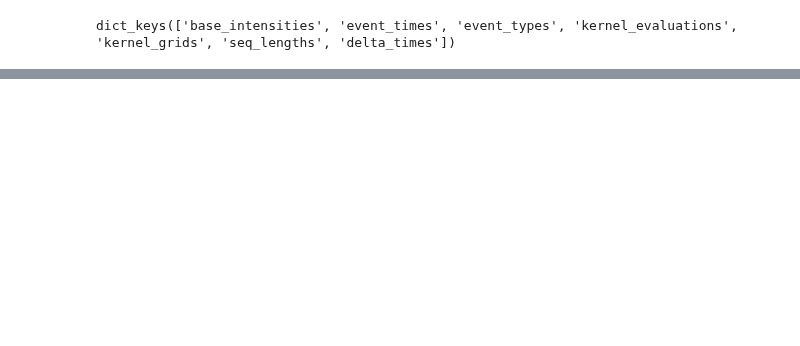
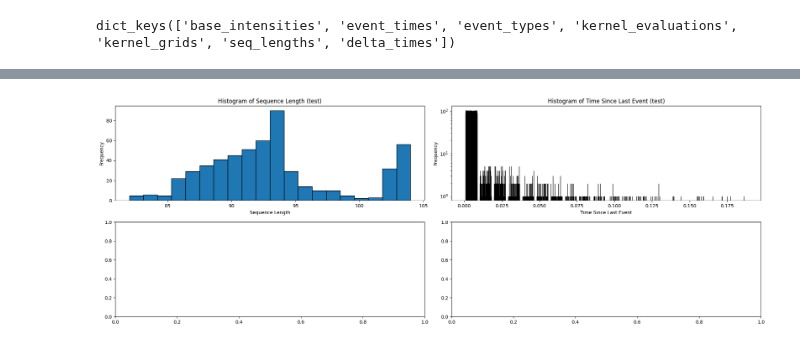
Before and after one commit to FIM4Science/OpenFIM, a Jupyter notebook: notebooks/hawkes/synthetic_datasets_stats.ipynb, the cells around one changed output, grey strips where cells are left out. Cells and saved outputs as stored; diff of their text form; code cells hidden in the pictures; blank space fills up the shorter version.

```diff
--- a/notebooks/hawkes/synthetic_datasets_stats.ipynb
+++ b/notebooks/hawkes/synthetic_datasets_stats.ipynb
@@ -251,0 +258,4 @@ plot_stats(data[2], splits=['test'])
+# %%
+plot_stats(data[5], splits=['test'])
+# %% [output]
+[figure, added]
```
Also changed, not shown: parts of 10 cells of this notebook, 3 other files.
